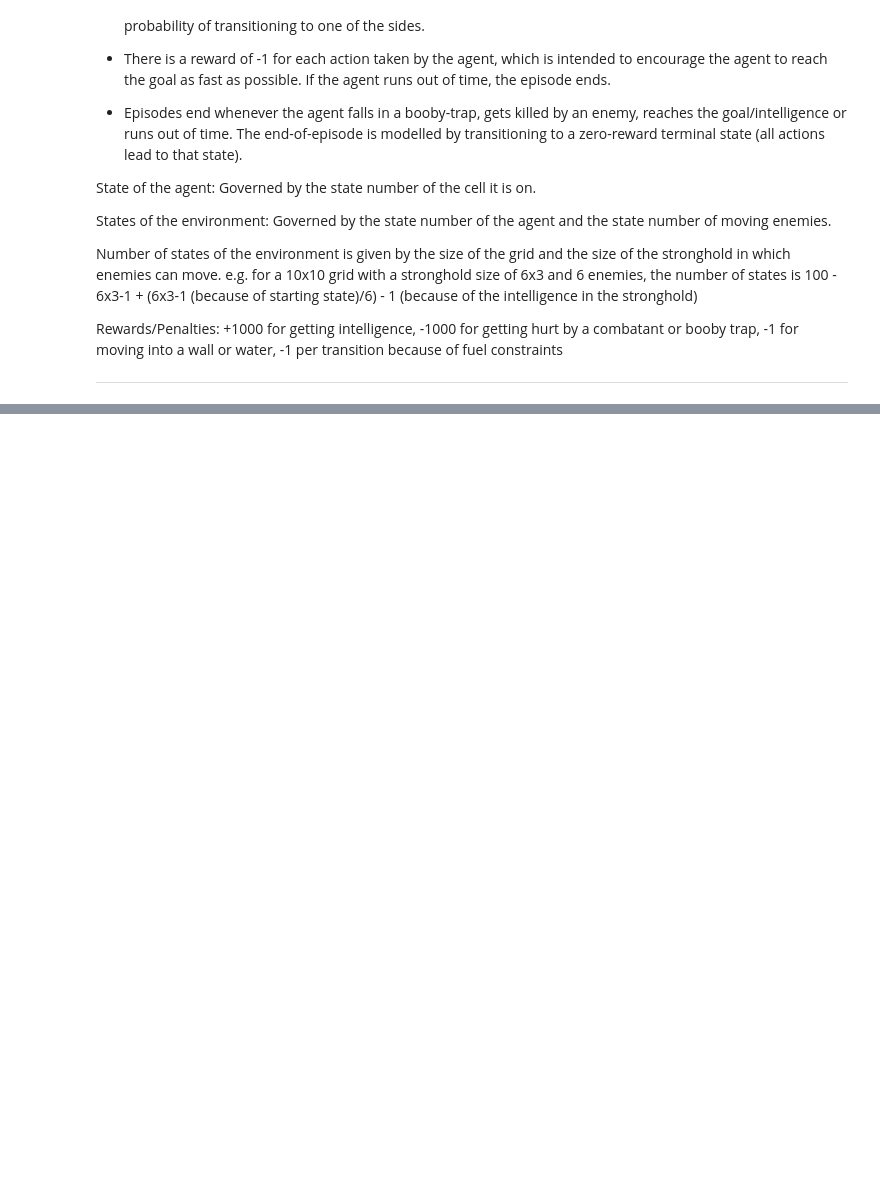
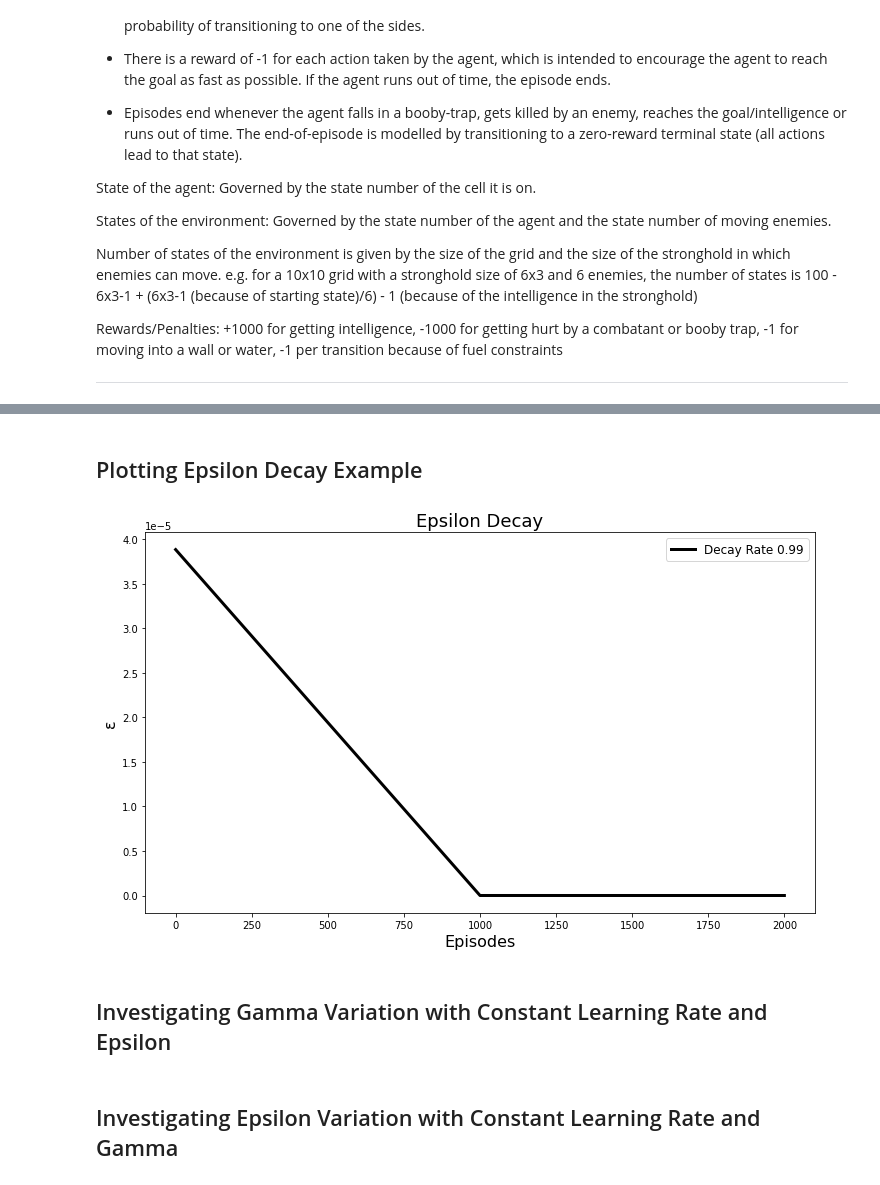
Before and after one commit to Assassinsarms/Stronghold-MDP-Q-learning-in-Stronghold-Environment-DDPG-in-Lunar-Lander, a Jupyter notebook: Aaron_Mir_INM707_Task2.ipynb, the cells around one changed output, grey strips where cells are left out. Saved outputs shown, nothing was run; the diff lists cells and outputs as text; code cells hidden in the pictures; blank space fills up the shorter version.

```diff
--- a/Aaron_Mir_INM707_Task2.ipynb
+++ b/Aaron_Mir_INM707_Task2.ipynb
@@ -178,0 +203,18 @@ class Agent():
+# %% [markdown]
+## Plotting Epsilon Decay Example
+# %%
+episodes_epsilon_decay = np.arange(0, 3000, 1000)
+plt.figure(figsize=(12, 7))
+plt.plot(episodes_epsilon_decay, eps_decay[:3], 'k', linewidth=3.0, label='Decay Rate 0.99')
+plt.title('Epsilon Decay', fontsize=18)
+plt.xlabel('Episodes', fontsize=16)
+plt.ylabel('ε', fontsize=16)
+plt.legend(fontsize=12, loc='best')
+#plt.savefig('results/eps_decay/Epsilon_decay')
+plt.show()
+# %% [output]
+[figure, added]
+# %% [markdown]
+## Investigating Gamma Variation with Constant Learning Rate and Epsilon
+# %% [markdown]
+## Investigating Epsilon Variation with Constant Learning Rate and Gamma
```
Also changed, not shown: parts of 22 cells of this notebook, 12 other files.
